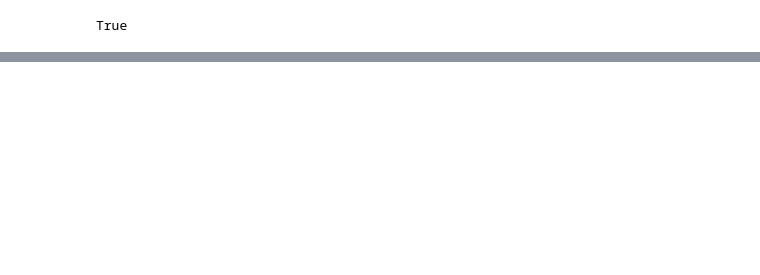
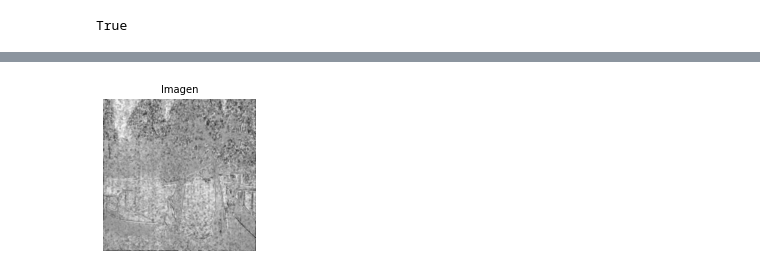
Before and after one commit to lfrecalde1/DenoisingNetwork, a Jupyter notebook: Prueba_2_Cnn.ipynb, the cells around one changed output, grey strips where cells are left out. Saved outputs shown, nothing was run; the diff lists cells and outputs as text; code cells hidden in the pictures; blank space fills up the shorter version.

```diff
--- a/Prueba_2_Cnn.ipynb
+++ b/Prueba_2_Cnn.ipynb
@@ -236,3 +234,27 @@ norm_image = norm_image.astype(np.uint8)
 cv2.imwrite(os.path.join(path_r , 'reutarada.jpg'), norm_image[0,:,:,0])
 # %% [output]
 True
+# %%
+## Funcion para calcular el error cuadratico medio de dos imagenes
+def mse(a, b):
+    a = a.reshape(a.shape[1],a.shape[2])
+    b = b.reshape(b.shape[1],b.shape[2])
+    err = np.sum((a-b)**2)
+    err = err/(a.shape[0]*a.shape[1])
+    return err
+
+def psnr(a, b):
+    a = a.reshape(a.shape[1],a.shape[2])
+    b = b.reshape(b.shape[1],b.shape[2])
+    err = np.sum((a-b)**2)
+    err = err/(a.shape[0]*a.shape[1])
+    if err ==0:
+        return 1
+    else:
+        max =1
+        valor = 20*np.log10(max/np.sqrt(err))
+        return valor
+
+def resize(a):
+    a = a.reshape(a.shape[1],a.shape[2])
+    return a
@@ -238,0 +271,5 @@ True
+# %%
+A=resize(testXNoisy)
+B=resize(decoded)
+# %%
+(score, diff) = compare_ssim(A, B, full=True)
@@ -238,0 +292,4 @@ True
+# %%
+vizualize_image(diff)
+# %% [output]
+[figure, added]
```
Also changed, not shown: parts of 9 cells of this notebook, 1 other file.
